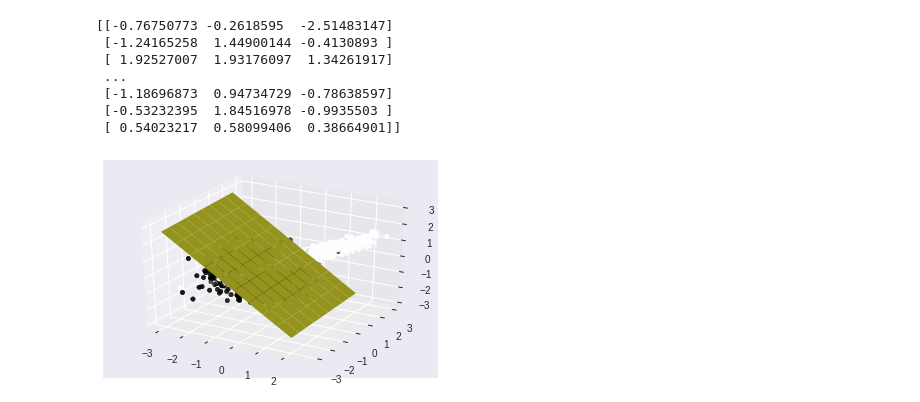
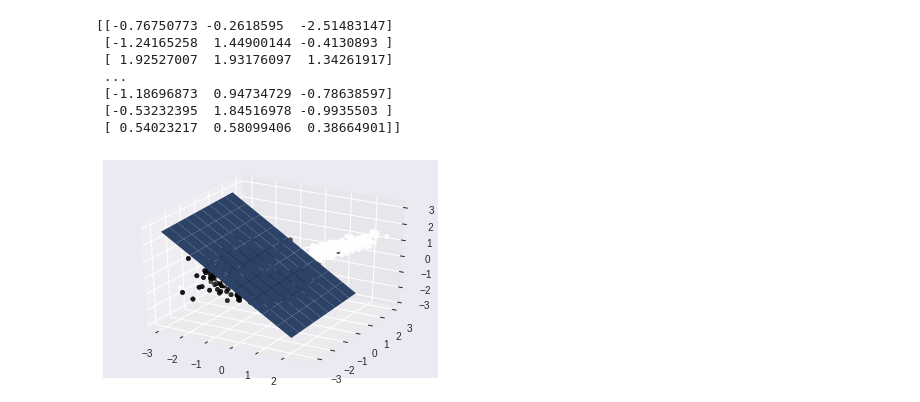
Before and after one commit to anand-ujjwal/AI-ML-Assignment, a Jupyter notebook: Week-2 Assignment3.ipynb, the cells around one changed output. Cells and saved outputs as stored; diff of their text form; code cells hidden in the pictures.

```diff
--- a/Week-2 Assignment3.ipynb
+++ b/Week-2 Assignment3.ipynb
@@ -66,21 +66,21 @@ def gradient_descent(x,y,w,b,learning_rate=0.01):
 # %%
 W=np.array([0.0,0.0,0.0])
 b=0.0
 loss=[]
 for i in range(200):
     l,W,b = gradient_descent(x,y,W,b,learning_rate=0.01)
 
     loss.append(l)
 
 fig=plt.figure()
 ax=fig.gca(projection='3d')
 ax.scatter(x[:,0],x[:,1],x[:,2],c=y)#plotting data
 x1=np.linspace(-3,2,10)
 y1=np.linspace(-3,2,10)
 x1,y1=np.meshgrid(x1,y1)
 z1=-(W[0]*x1+W[1]*y1+b)/W[2]
-ax.plot_surface(x1,y1,z1,color='#FFFF33')#plotting optimised plane
+ax.plot_surface(x1,y1,z1)#plotting optimised plane
 ax.scatter(x[:,0],x[:,1],x[:,2],c=y)
 plt.show()
 # %% [output]
-[figure, old version]
+[figure, new version]
```
